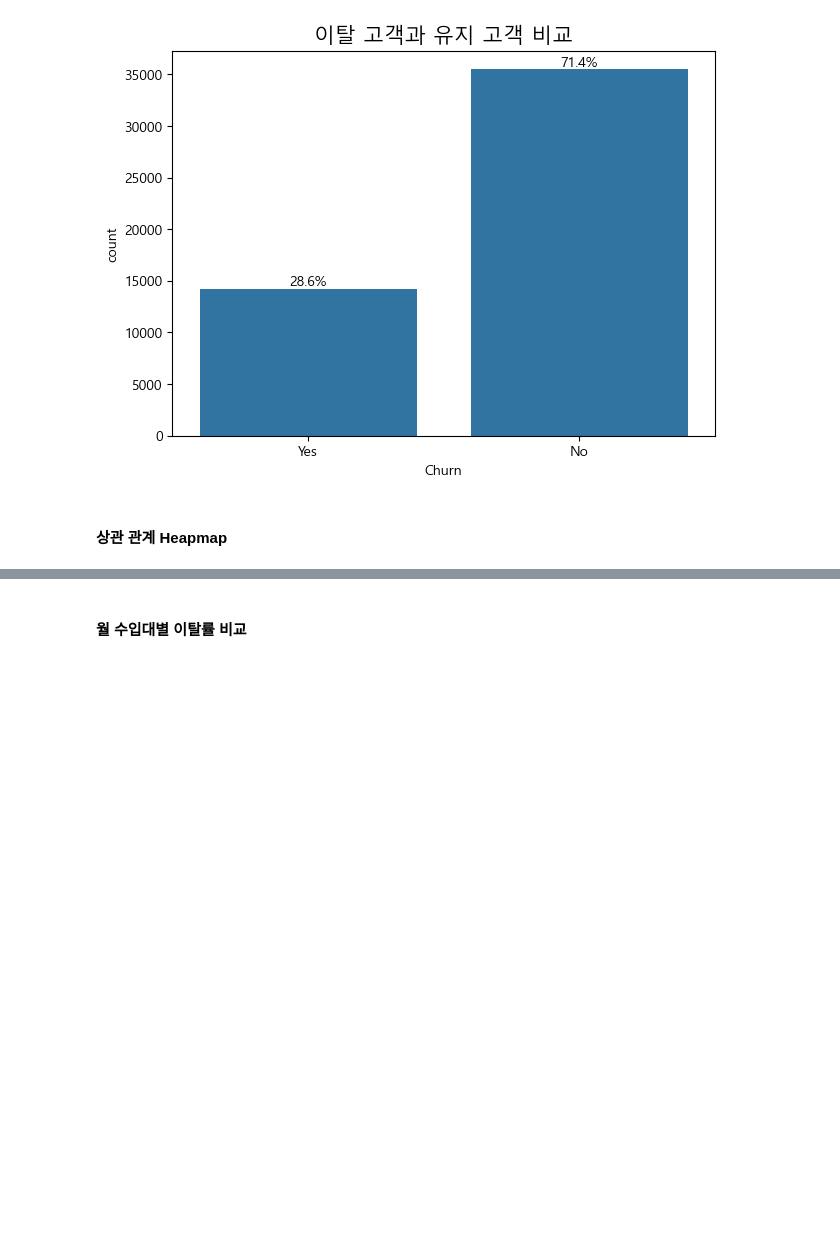
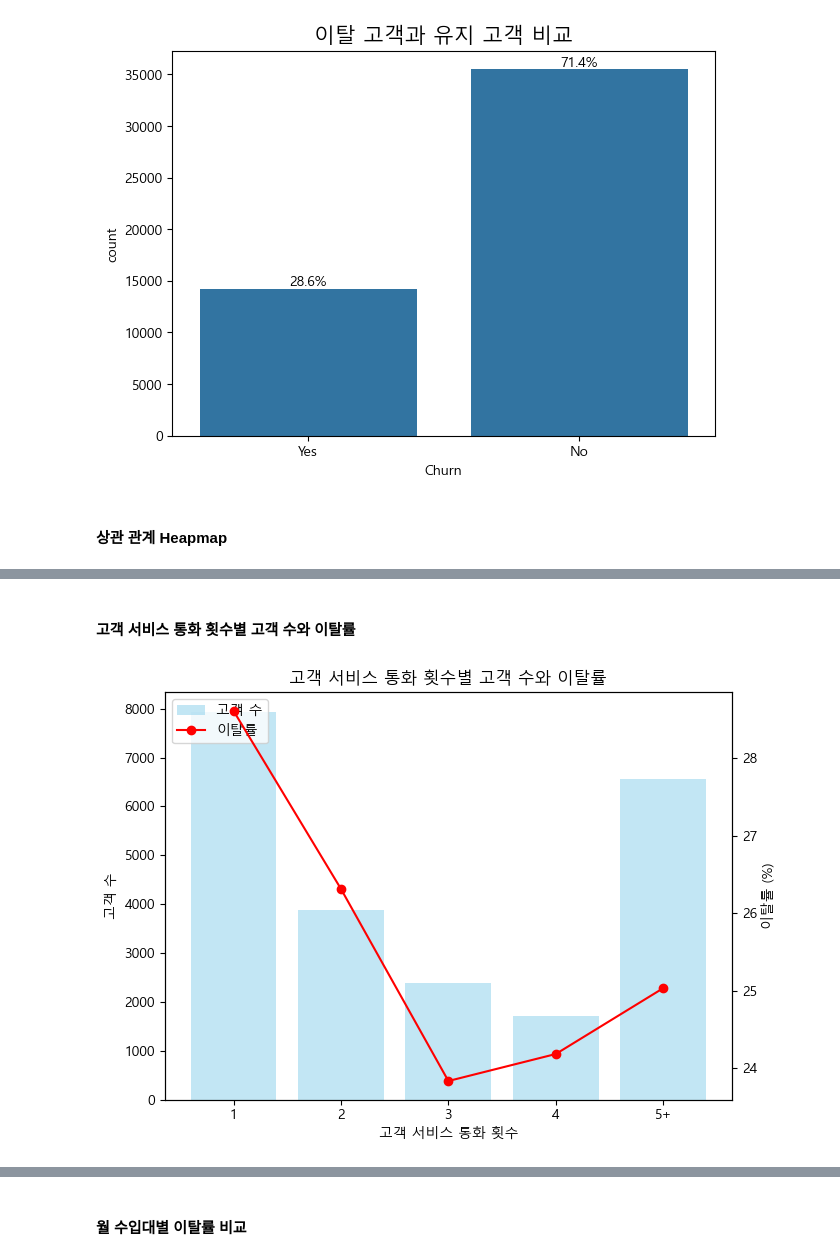
Before and after one commit to SKNETWORKS-FAMILY-AICAMP/SKN04-2nd-3Team, a Jupyter notebook: eda/eda_analysi.ipynb, the cells around one changed output, grey strips where cells are left out. Cells and saved outputs as stored; diff of their text form; code cells hidden in the pictures; blank space fills up the shorter version.

```diff
--- a/eda/eda_analysi.ipynb
+++ b/eda/eda_analysi.ipynb
@@ -179,0 +350,41 @@ plt.show()
+# %% [markdown]
+#### 고객 서비스 통화 횟수별 고객 수와 이탈률
+# %%
+import pandas as pd
+import matplotlib.pyplot as plt
+import matplotlib.font_manager as fm
+
+font_path = 'C:/Windows/Fonts/malgun.ttf'  # 맑은 고딕 폰트 경로
+font_name = fm.FontProperties(fname=font_path).get_name()
+plt.rc('font', family=font_name)
+
+plt.rcParams['axes.unicode_minus'] = False
+
+df['CallGroup'] = pd.cut(df['CustomerCareCalls'], bins=[0, 1, 2, 3, 4, float('inf')],
+                         labels=['1', '2', '3', '4', '5+'])
+
+churn_rate = df.groupby('CallGroup', observed=True)['Churn_group'].mean() * 100
+
+customer_count = df['CallGroup'].value_counts().sort_index()
+
+fig, ax1 = plt.subplots(figsize=(7, 5))
+
+ax1.bar(customer_count.index, customer_count.values, alpha=0.5, color='skyblue', label='고객 수')
+ax1.set_xlabel('고객 서비스 통화 횟수')
+ax1.set_ylabel('고객 수')
+ax1.tick_params(axis='y')
+
+ax2 = ax1.twinx()
+ax2.plot(churn_rate.index, churn_rate.values, color='red', marker='o', label='이탈률')
+ax2.set_ylabel('이탈률 (%)')
+ax2.tick_params(axis='y')
+
+lines1, labels1 = ax1.get_legend_handles_labels()
+lines2, labels2 = ax2.get_legend_handles_labels()
+ax1.legend(lines1 + lines2, labels1 + labels2, loc='upper left')
+
+plt.title('고객 서비스 통화 횟수별 고객 수와 이탈률')
+plt.tight_layout()
+plt.show()
+# %% [output]
+[figure, added]
```
Also changed, not shown: parts of 27 cells of this notebook.
